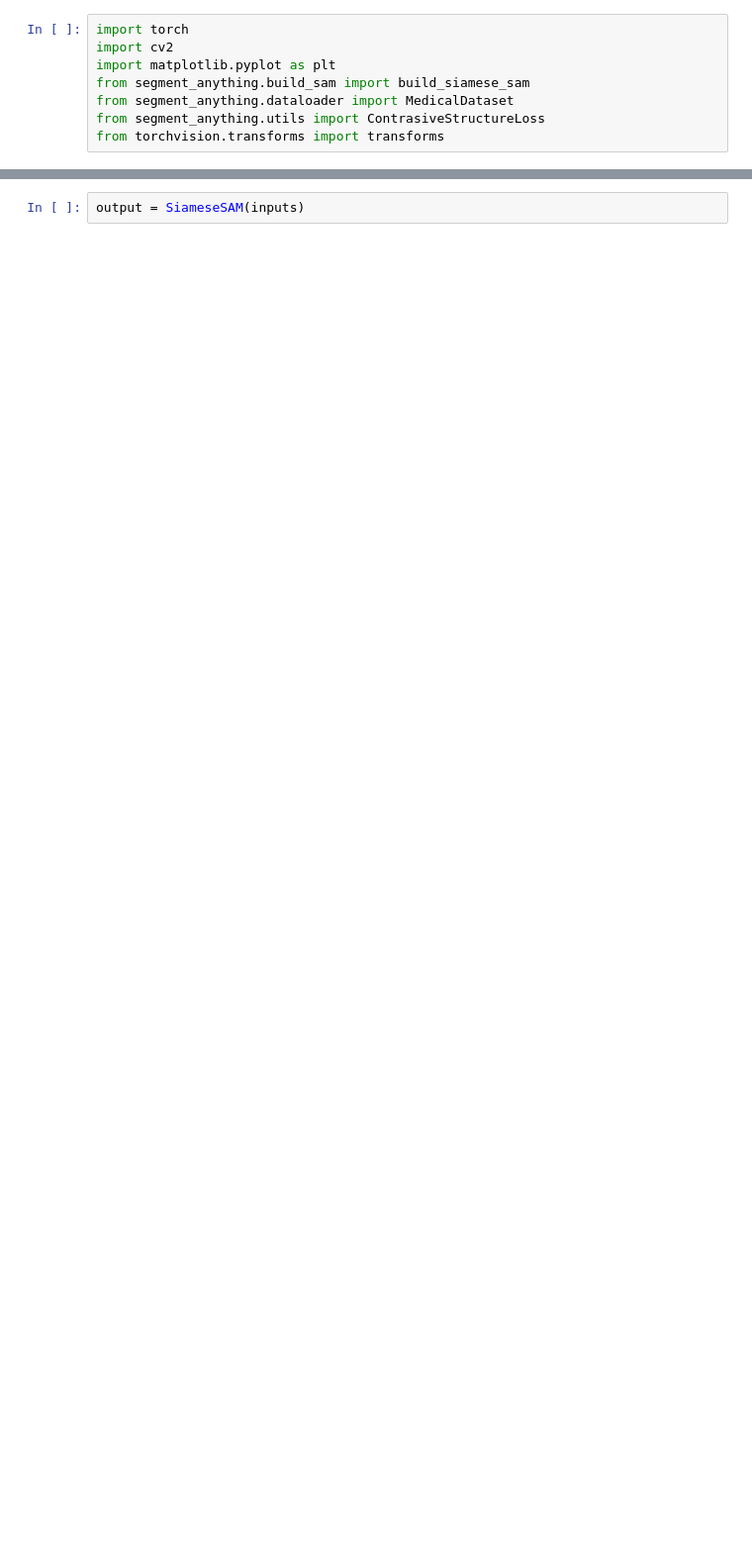
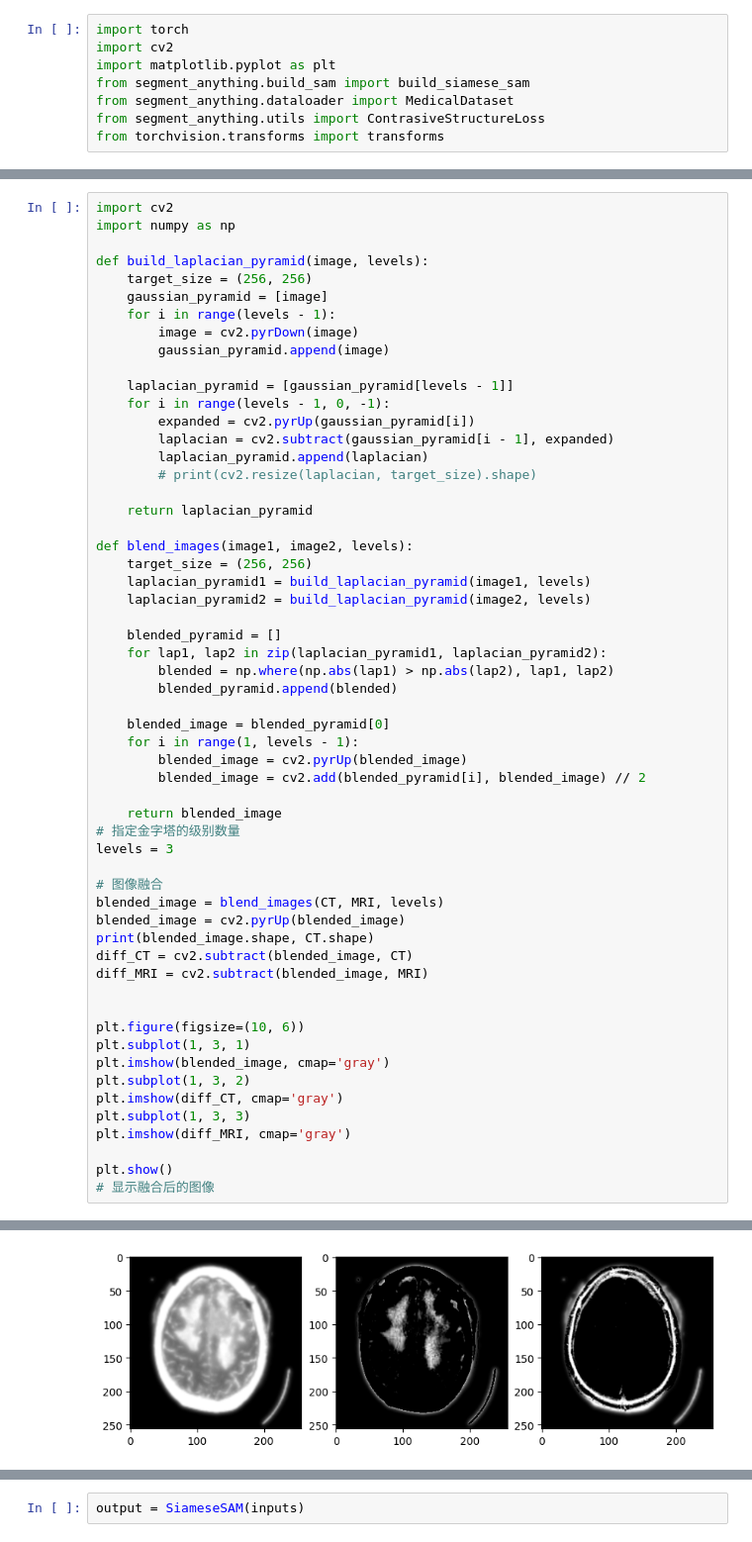
Before and after one commit to MILK-BIOS/SAM-based-CT-MRI-Fusion, a Jupyter notebook: test.ipynb, the cells around one changed output, grey strips where cells are left out. Shown: that part at 99% size. Cells and saved outputs as stored; diff of their text form; blank space fills up the shorter version.

Commit message:
Add: Add laplacian pyramid

```diff
--- a/test.ipynb
+++ b/test.ipynb
@@ -46,0 +47,58 @@ print(MRI.shape)
+# %%
+import cv2
+import numpy as np
+
+def build_laplacian_pyramid(image, levels):
+    target_size = (256, 256)
+    gaussian_pyramid = [image]
+    for i in range(levels - 1):
+        image = cv2.pyrDown(image)
+        gaussian_pyramid.append(image)
+
+    laplacian_pyramid = [gaussian_pyramid[levels - 1]]
+    for i in range(levels - 1, 0, -1):
+        expanded = cv2.pyrUp(gaussian_pyramid[i])
+        laplacian = cv2.subtract(gaussian_pyramid[i - 1], expanded)
+        laplacian_pyramid.append(laplacian)
+        # print(cv2.resize(laplacian, target_size).shape)
+
+    return laplacian_pyramid
+
+def blend_images(image1, image2, levels):
+    target_size = (256, 256)
+    laplacian_pyramid1 = build_laplacian_pyramid(image1, levels)
+    laplacian_pyramid2 = build_laplacian_pyramid(image2, levels)
+
+    blended_pyramid = []
+    for lap1, lap2 in zip(laplacian_pyramid1, laplacian_pyramid2):
+        blended = np.where(np.abs(lap1) > np.abs(lap2), lap1, lap2)
+        blended_pyramid.append(blended)
+
+    blended_image = blended_pyramid[0]
+    for i in range(1, levels - 1):
+        blended_image = cv2.pyrUp(blended_image)
+        blended_image = cv2.add(blended_pyramid[i], blended_image) // 2
+
+    return blended_image
+# 指定金字塔的级别数量
+levels = 3
+
+# 图像融合
+blended_image = blend_images(CT, MRI, levels)
+blended_image = cv2.pyrUp(blended_image)
+print(blended_image.shape, CT.shape)
+diff_CT = cv2.subtract(blended_image, CT)
+diff_MRI = cv2.subtract(blended_image, MRI)
+
+
+plt.figure(figsize=(10, 6))
+plt.subplot(1, 3, 1)
+plt.imshow(blended_image, cmap='gray')
+plt.subplot(1, 3, 2)
+plt.imshow(diff_CT, cmap='gray')
+plt.subplot(1, 3, 3)
+plt.imshow(diff_MRI, cmap='gray')
+
+plt.show()
+# 显示融合后的图像
+# %% [output]
@@ -46,0 +106 @@ print(MRI.shape)
+[figure, added]
```
Also changed, not shown: parts of 13 cells of this notebook, 12 other files.
